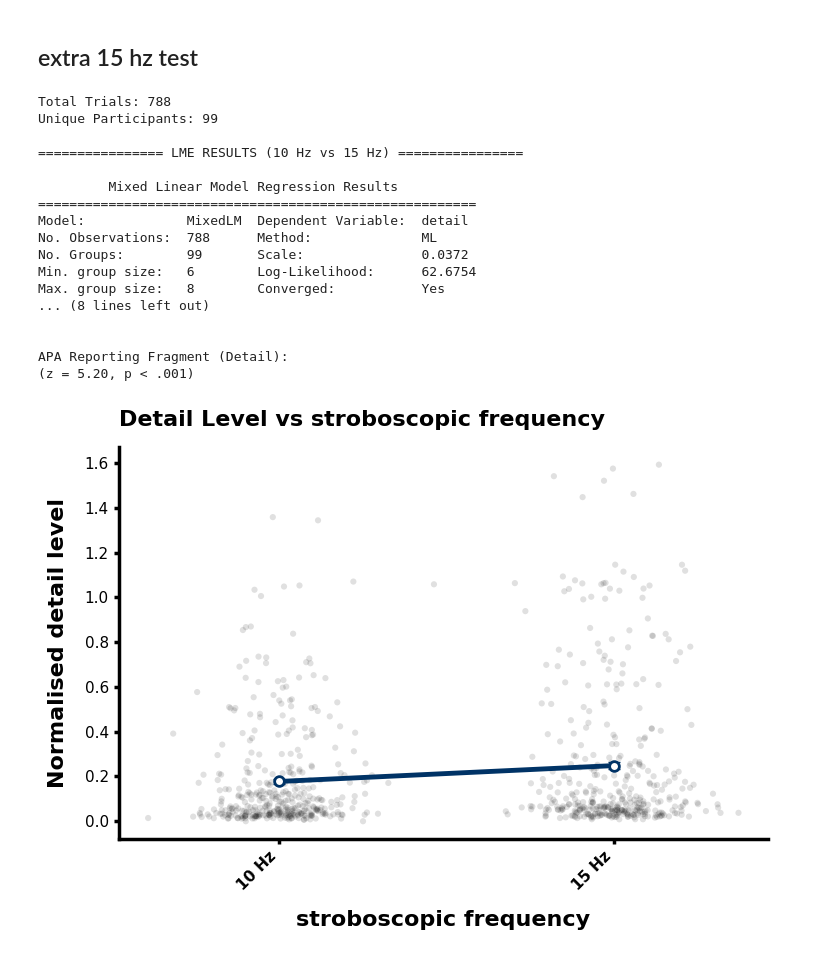
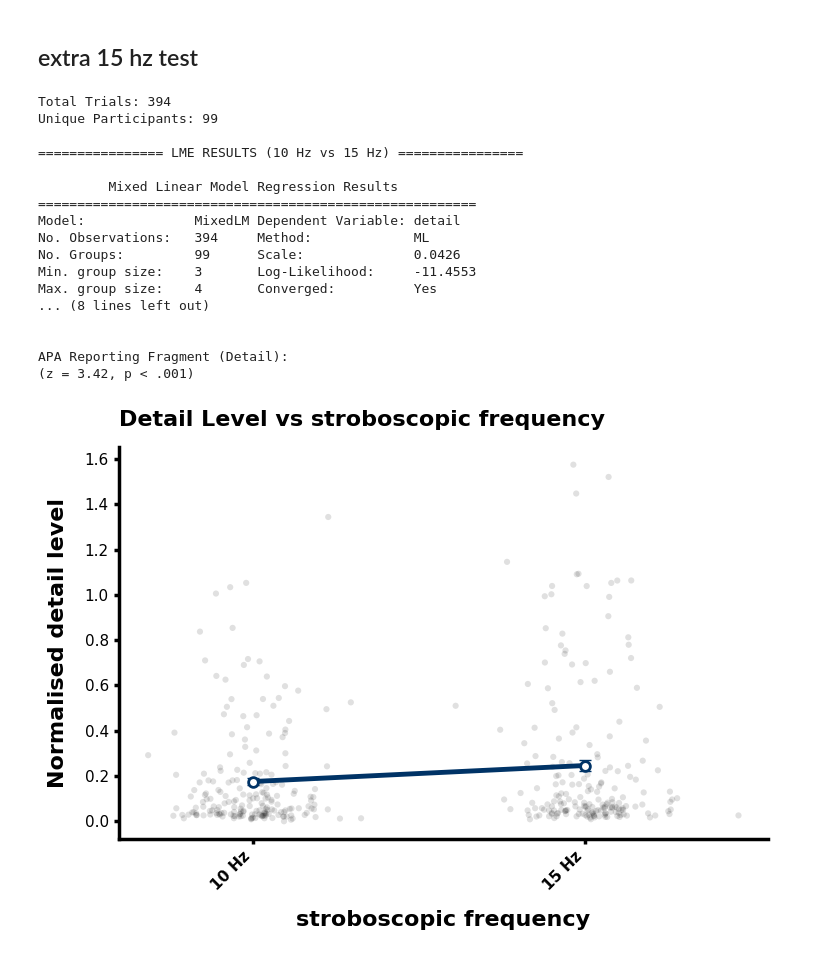
Before and after one commit to trevorhewitt/vizex_replication, a Jupyter notebook: 010_notebooks/035_feature_experimetnal_analysis.ipynb, the cells around one changed output. Cells and saved outputs as stored; diff of their text form; code cells hidden in the pictures.

```diff
--- a/010_notebooks/035_feature_experimetnal_analysis.ipynb
+++ b/010_notebooks/035_feature_experimetnal_analysis.ipynb
@@ -72,6 +72,9 @@ vizex_targets_csv_path = os.path.join(tables_path, "vizex_targets_features.csv")
 # Read CSVs
 df_vizex = pd.read_csv(vizex_csv_path)
 df_vizex_targets = pd.read_csv(vizex_targets_csv_path)
+
+# keep only the cropped render of each drawing (uncropped rows are duplicates of the same image)
+df_vizex = df_vizex[df_vizex["png_filename"].str.contains("fileType_cropped", na=False)].reset_index(drop=True)
 
 # Create working copies (this is where we’ll add focal points + feature columns)
 df_vizex_features = df_vizex.copy(deep=True)
@@ -458,7 +461,7 @@ def run_detail_10_vs_15():
     # 2. Linear Mixed-Effects Model
     # Note: 10Hz is the intercept; coefficient reflects (15Hz - 10Hz)
     model = smf.mixedlm("detail ~ C(hz_cat)", df, groups=df["participant_code"])
-    m = model.fit(reml=False, method="lbfgs")
+    m = model.fit(reml=False)#, method="lbfgs")
 
     print("\n================ LME RESULTS (10 Hz vs 15 Hz) ================\n")
     print(m.summary())
@@ -473,38 +476,38 @@ def run_detail_10_vs_15():
         se = m.bse[k]
         z = b / se
         p = 2 * norm.sf(abs(z))
 
         p_str = "p < .001" if p < 0.001 else f"p = {p:.3f}".replace("0.", ".", 1)
         report = f"(z = {z:.2f}, {p_str})"
         print(f"\nAPA Reporting Fragment (Detail):\n{report}\n")
 
     # 4. Visualization
     plot_feature_vs_frequency(
         feature="detail",
         df=df,
         feature_name="Detail Level",
         y_label="Normalised detail level",
         show_error_bars=True
     )
 
 # ---------------- RUN ----------------
 run_detail_10_vs_15()
 # %% [output]
-Total Trials: 788
+Total Trials: 394
 Unique Participants: 99
 
 ================ LME RESULTS (10 Hz vs 15 Hz) ================
 
          Mixed Linear Model Regression Results
 ========================================================
-Model:             MixedLM  Dependent Variable:  detail
-No. Observations:  788      Method:              ML
-No. Groups:        99       Scale:               0.0372
-Min. group size:   6        Log-Likelihood:      62.6754
-Max. group size:   8        Converged:           Yes
+Model:              MixedLM Dependent Variable: detail
+No. Observations:   394     Method:             ML
+No. Groups:         99      Scale:              0.0426
+Min. group size:    3       Log-Likelihood:     -11.4553
+Max. group size:    4       Converged:          Yes
 ... (8 lines left out)
 
 
 APA Reporting Fragment (Detail):
-(z = 5.20, p < .001)
+(z = 3.42, p < .001)
-[figure, old version]
+[figure, new version]
```
Also changed, not shown: parts of 3 cells of this notebook, 7 other files.
